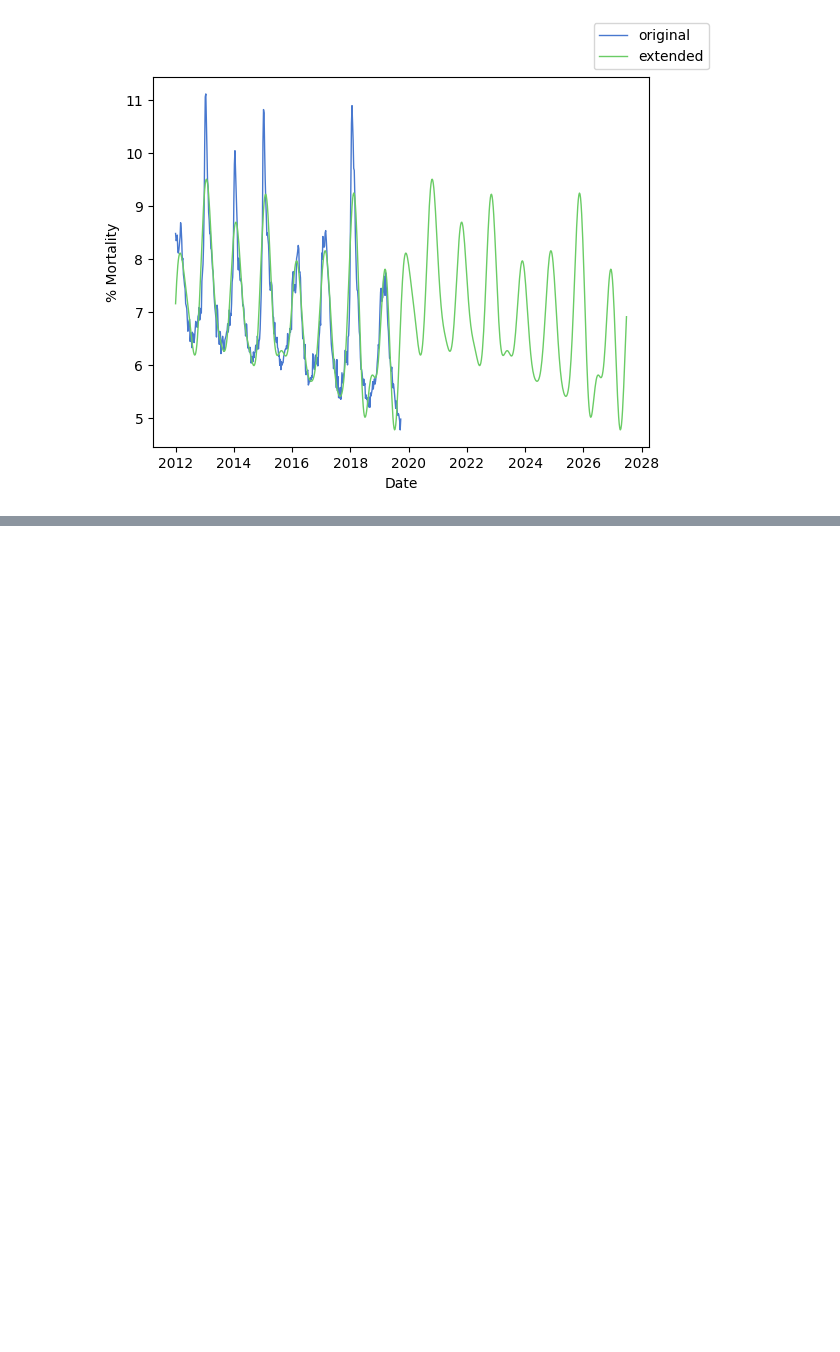
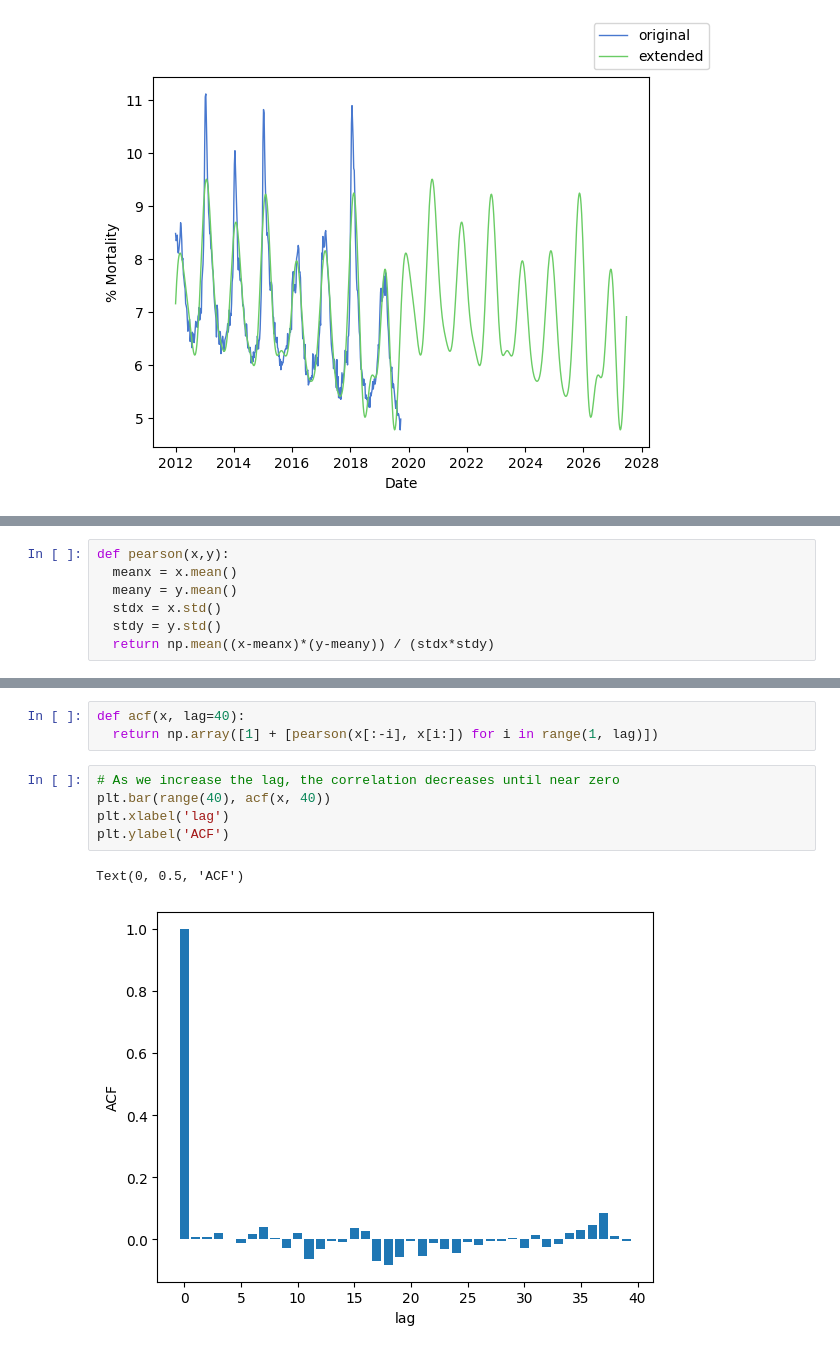
Before and after one commit to taniagmangolini/machine-learning, a Jupyter notebook: temporal_series/time_series.ipynb, the cells around one changed output, grey strips where cells are left out. Cells and saved outputs as stored; diff of their text form; blank space fills up the shorter version.

```diff
--- a/temporal_series/time_series.ipynb
+++ b/temporal_series/time_series.ipynb
@@ -1644,0 +1657,7 @@ fig.legend()
+# %%
+def pearson(x,y):
+  meanx = x.mean()
+  meany = y.mean()
+  stdx = x.std()
+  stdy = y.std()
+  return np.mean((x-meanx)*(y-meany)) / (stdx*stdy)
@@ -1644,0 +1721,11 @@ fig.legend()
+# %%
+def acf(x, lag=40):
+  return np.array([1] + [pearson(x[:-i], x[i:]) for i in range(1, lag)])
+# %%
+# As we increase the lag, the correlation decreases until near zero
+plt.bar(range(40), acf(x, 40))
+plt.xlabel('lag')
+plt.ylabel('ACF')
+# %% [output]
+Text(0, 0.5, 'ACF')
+[figure, added]
```
Also changed, not shown: parts of 28 cells of this notebook.
